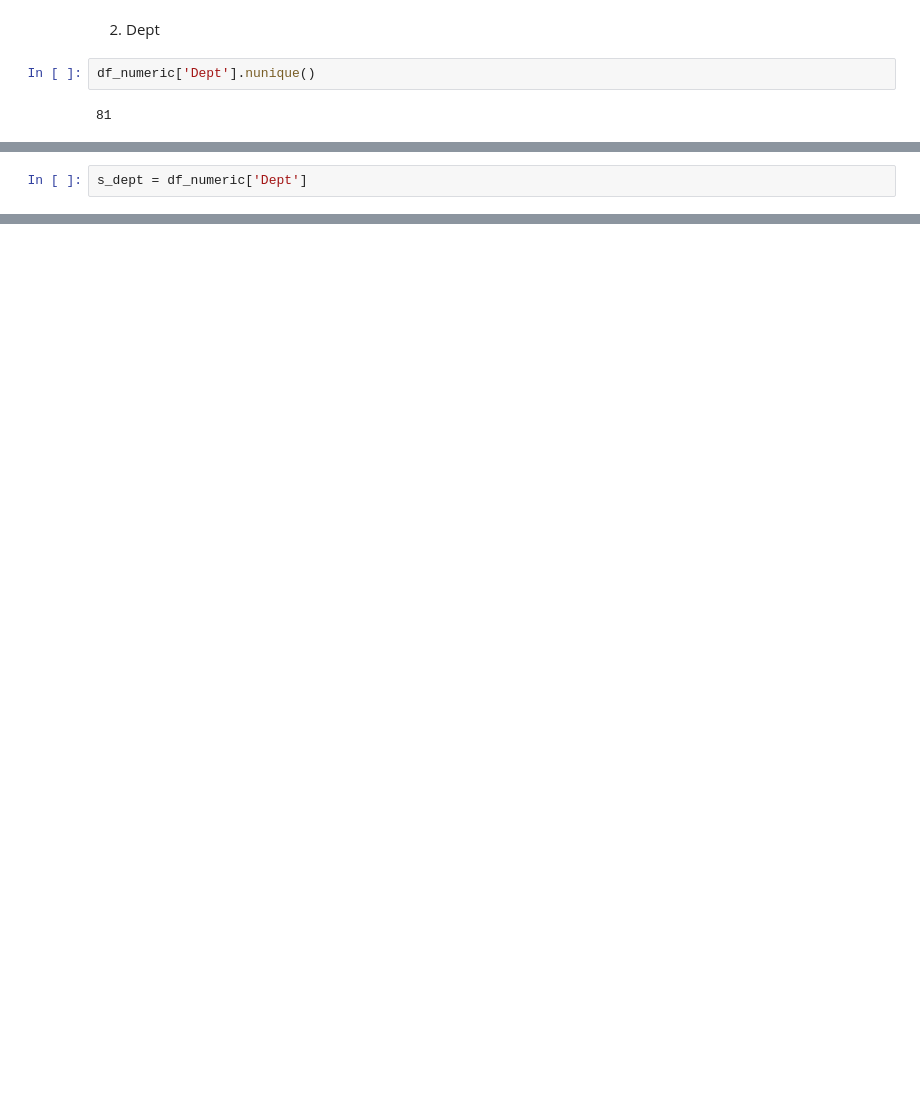
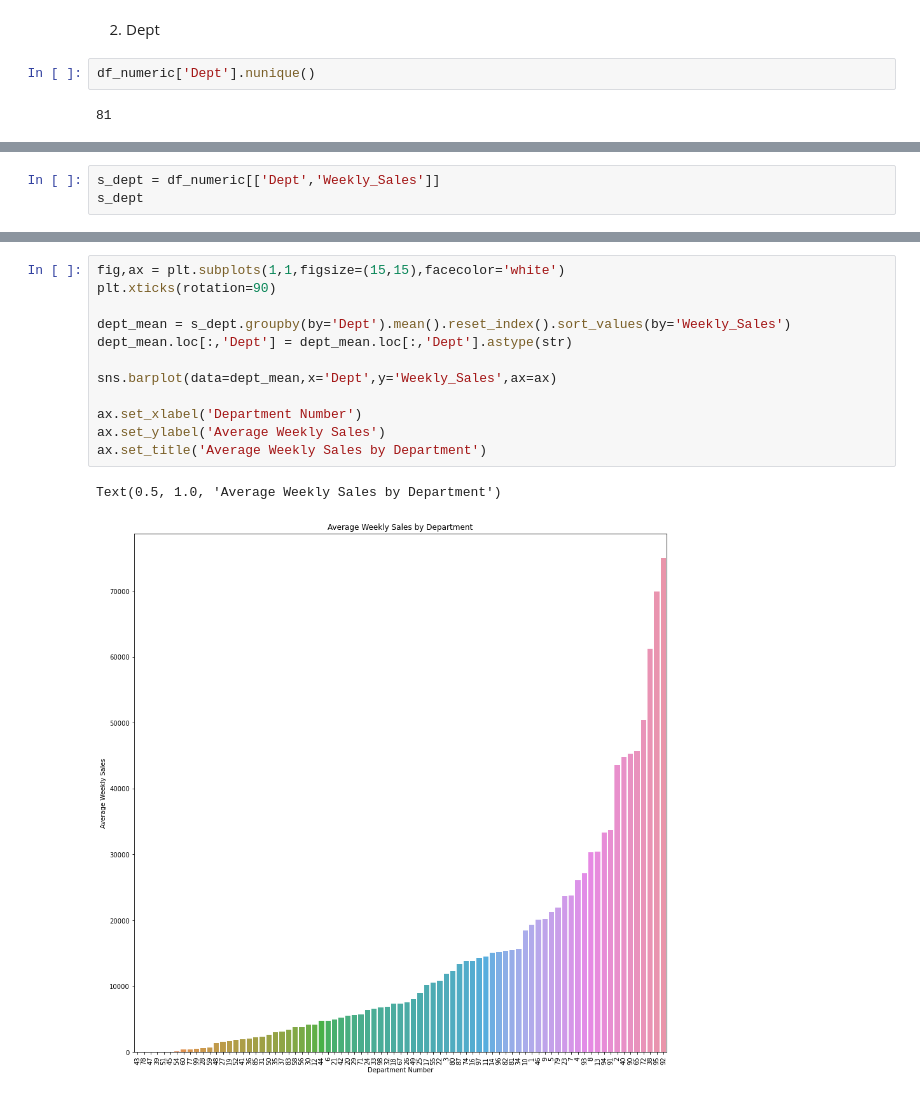
Before and after one commit to tmxkqotnl/project_mini_machine_learning_team_two, a Jupyter notebook: main.ipynb, the cells around one changed output, grey strips where cells are left out. Saved outputs shown, nothing was run; the diff lists cells and outputs as text; blank space fills up the shorter version.

```diff
--- a/main.ipynb
+++ b/main.ipynb
@@ -366,3 +402,4 @@ df_numeric['Dept'].nunique()
 # %%
-s_dept = df_numeric['Dept']
+s_dept = df_numeric[['Dept','Weekly_Sales']]
+s_dept
 # %% [output]
@@ -369,0 +419,15 @@ NameError: name 'df_numeric' is not defined
+# %%
+fig,ax = plt.subplots(1,1,figsize=(15,15),facecolor='white')
+plt.xticks(rotation=90)
+
+dept_mean = s_dept.groupby(by='Dept').mean().reset_index().sort_values(by='Weekly_Sales')
+dept_mean.loc[:,'Dept'] = dept_mean.loc[:,'Dept'].astype(str)
+
+sns.barplot(data=dept_mean,x='Dept',y='Weekly_Sales',ax=ax)
+
+ax.set_xlabel('Department Number')
+ax.set_ylabel('Average Weekly Sales')
+ax.set_title('Average Weekly Sales by Department')
+# %% [output]
+Text(0.5, 1.0, 'Average Weekly Sales by Department')
+[figure, added]
```
Also changed, not shown: parts of 16 cells of this notebook.
